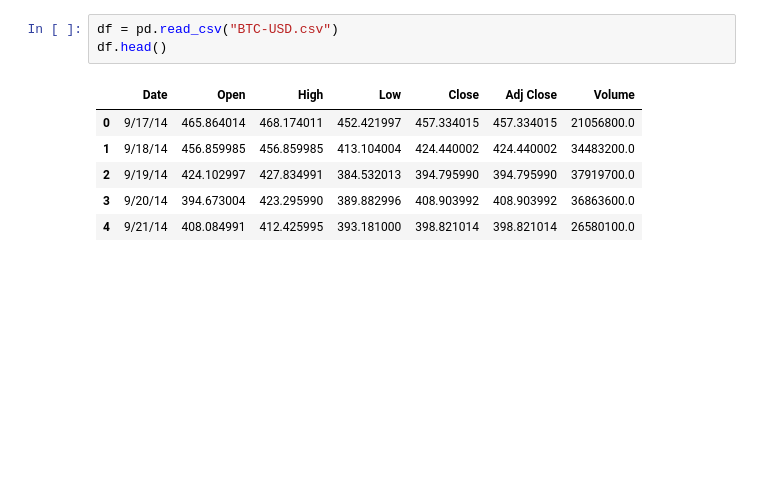
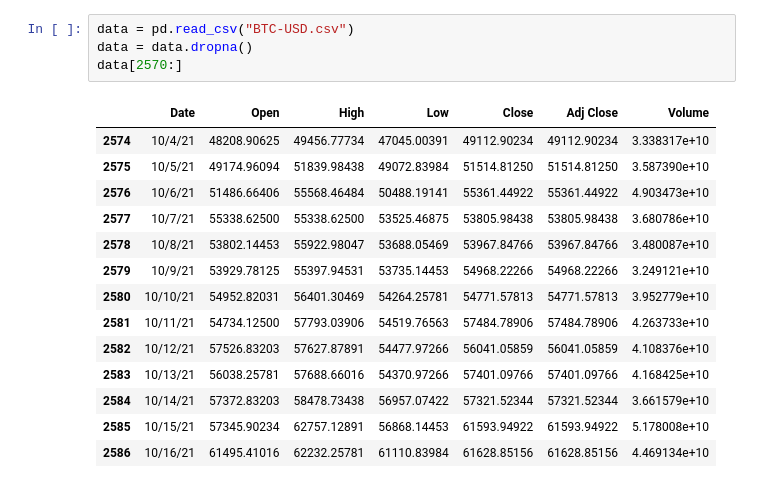
Before and after one commit to YanpengZhao/BItcoinPredict, a Jupyter notebook: BitCoin.ipynb, the cells around one changed output. Saved outputs shown, nothing was run; the diff lists cells and outputs as text; blank space fills up the shorter version.

```diff
--- a/BitCoin.ipynb
+++ b/BitCoin.ipynb
@@ -5,11 +16,20 @@ import os
 # %%
-df = pd.read_csv("BTC-USD.csv")
-df.head()
+data = pd.read_csv("BTC-USD.csv")
+data = data.dropna()
+data[2570:]
 # %% [output]
 |  | Date | Open | High | Low | Close | Adj Close | Volume |
-| 0 | 9/17/14 | 465.864014 | 468.174011 | 452.421997 | 457.334015 | 457.334015 | 21056800.0 |
-| 1 | 9/18/14 | 456.859985 | 456.859985 | 413.104004 | 424.440002 | 424.440002 | 34483200.0 |
-| 2 | 9/19/14 | 424.102997 | 427.834991 | 384.532013 | 394.795990 | 394.795990 | 37919700.0 |
-| 3 | 9/20/14 | 394.673004 | 423.295990 | 389.882996 | 408.903992 | 408.903992 | 36863600.0 |
-| 4 | 9/21/14 | 408.084991 | 412.425995 | 393.181000 | 398.821014 | 398.821014 | 26580100.0 |
+| 2574 | 10/4/21 | 48208.90625 | 49456.77734 | 47045.00391 | 49112.90234 | 49112.90234 | 3.338317e+10 |
+| 2575 | 10/5/21 | 49174.96094 | 51839.98438 | 49072.83984 | 51514.81250 | 51514.81250 | 3.587390e+10 |
+| 2576 | 10/6/21 | 51486.66406 | 55568.46484 | 50488.19141 | 55361.44922 | 55361.44922 | 4.903473e+10 |
+| 2577 | 10/7/21 | 55338.62500 | 55338.62500 | 53525.46875 | 53805.98438 | 53805.98438 | 3.680786e+10 |
+| 2578 | 10/8/21 | 53802.14453 | 55922.98047 | 53688.05469 | 53967.84766 | 53967.84766 | 3.480087e+10 |
+| 2579 | 10/9/21 | 53929.78125 | 55397.94531 | 53735.14453 | 54968.22266 | 54968.22266 | 3.249121e+10 |
+| 2580 | 10/10/21 | 54952.82031 | 56401.30469 | 54264.25781 | 54771.57813 | 54771.57813 | 3.952779e+10 |
+| 2581 | 10/11/21 | 54734.12500 | 57793.03906 | 54519.76563 | 57484.78906 | 57484.78906 | 4.263733e+10 |
+| 2582 | 10/12/21 | 57526.83203 | 57627.87891 | 54477.97266 | 56041.05859 | 56041.05859 | 4.108376e+10 |
+| 2583 | 10/13/21 | 56038.25781 | 57688.66016 | 54370.97266 | 57401.09766 | 57401.09766 | 4.168425e+10 |
+| 2584 | 10/14/21 | 57372.83203 | 58478.73438 | 56957.07422 | 57321.52344 | 57321.52344 | 3.661579e+10 |
+| 2585 | 10/15/21 | 57345.90234 | 62757.12891 | 56868.14453 | 61593.94922 | 61593.94922 | 5.178008e+10 |
+| 2586 | 10/16/21 | 61495.41016 | 62232.25781 | 61110.83984 | 61628.85156 | 61628.85156 | 4.469134e+10 |
 # %%
```
Also changed, not shown: parts of 11 cells of this notebook.
